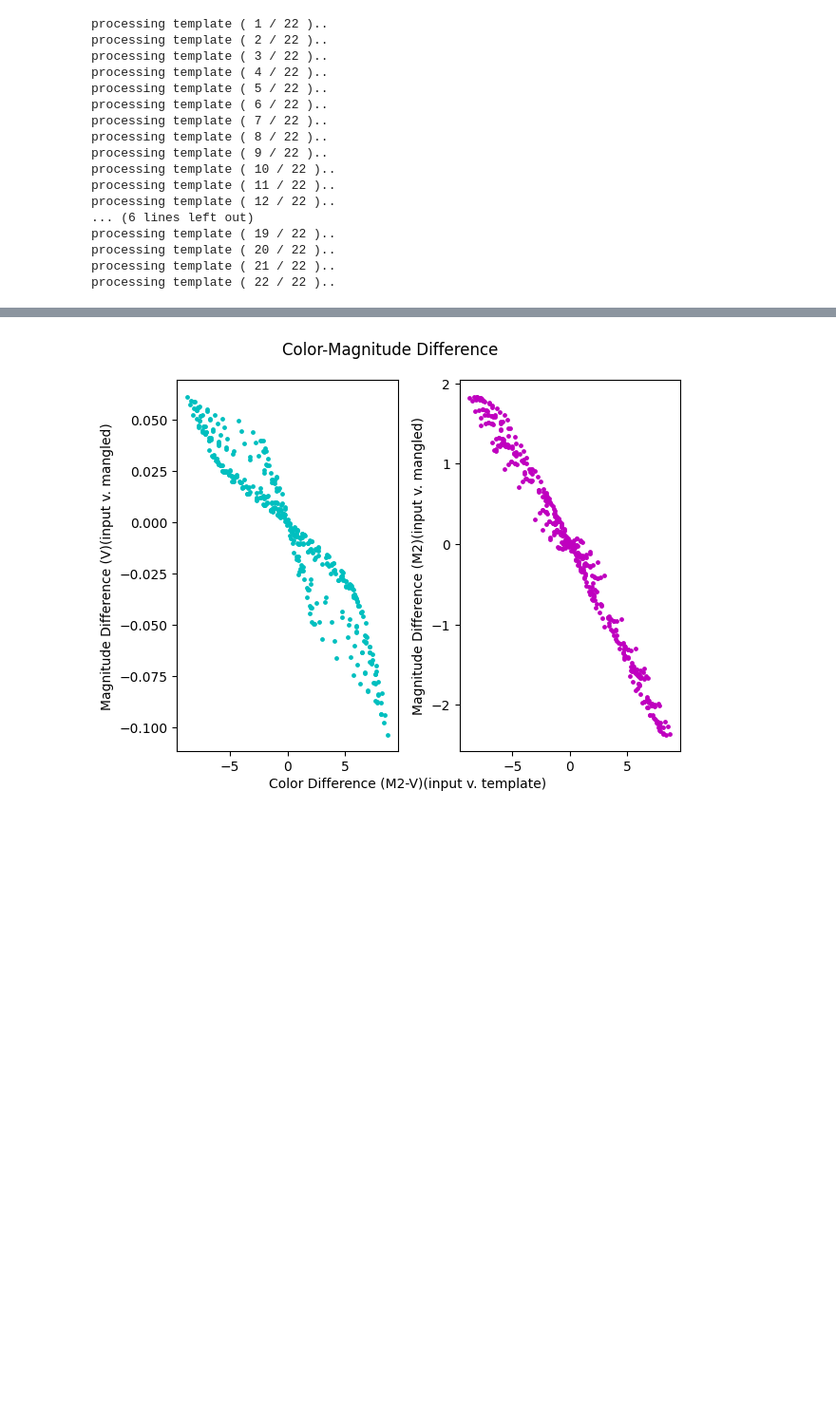
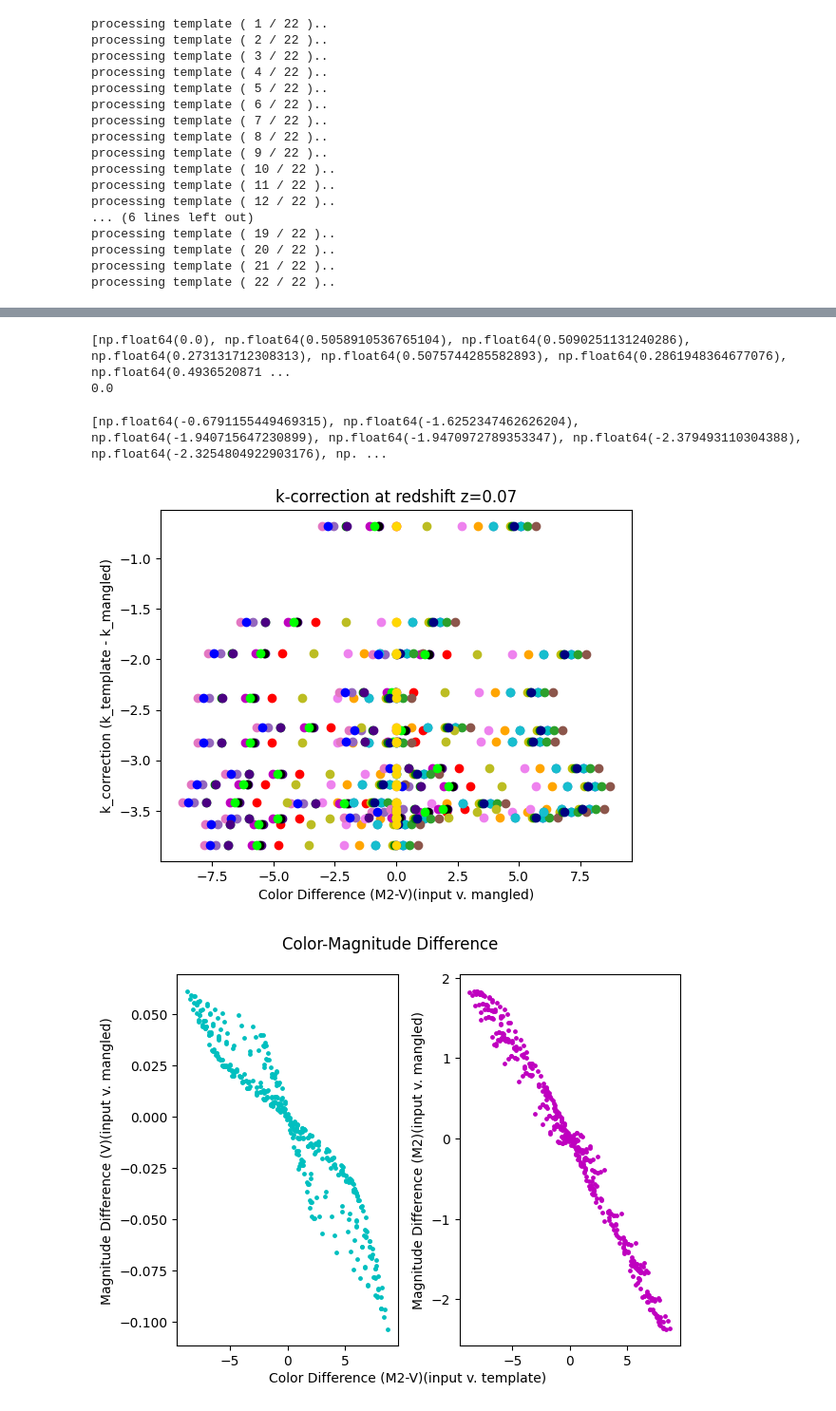
Before and after one commit to pbrown801/aggienova-templates, a Jupyter notebook: python/template_color_compare.ipynb, the cells around one changed output, grey strips where cells are left out. Shown at 95% size. Drawn from its saved outputs; the diff is of its cells as text; code cells hidden in the pictures; blank space fills up the shorter version.

Commit message:
added k-correct file, added some new utility functions

```diff
--- a/python/template_color_compare.ipynb
+++ b/python/template_color_compare.ipynb
@@ -232,0 +309,8 @@ for i in range(color_diff.shape[1]):
+# %%
+k_template = []
+for i in range(0,len(shifted_mags)):
+    k_template.append((input_mags[i][0]-shifted_mags[i][0]))
+print(k_template)
+#print(input_mags.shape)
+print(input_mags[5] - shifted_mags[5])
+print(input_mags[5])
@@ -232,0 +387,25 @@ for i in range(color_diff.shape[1]):
+# %%
+#unlike templates, the k-correction isn't the same across the 6 color filters
+#for now, grabbing only the UVM2 mag, index 1
+k_mangled = []
+for i in range(0,len(mangled_mags)-1):
+    for j in range(0,len(mangled_mags)-1):
+        #print(i, j, type(mangled_mags[i][j]), type(mangled_mags_shifted[i][j]))
+        temp = (mangled_mags[i][j][1]-mangled_mags_shifted[i][j][1])
+        if(isinstance(temp,np.ndarray)):
+            temp = temp[0]
+        k_mangled.append(temp)
+print(k_mangled)
+#print(mangled_mags_shifted[22][0])
+#print(mangled_mags[0][0][1])
+# %% [output]
+[np.float64(0.0), np.float64(0.5058910536765104), np.float64(0.5090251131240286), np.float64(0.273131712308313), np.float64(0.5075744285582893), np.float64(0.2861948364677076), np.float64(0.4936520871 ...
+0.0
+# %%
+#plotting k-corrections
+k_correction = []
+for i in range(len(k_template)):
+    k_correction.append(k_template[i] - k_mangled[i])
+print(k_correction)
+# %% [output]
+[np.float64(-0.6791155449469315), np.float64(-1.6252347462626204), np.float64(-1.940715647230899), np.float64(-1.9470972789353347), np.float64(-2.379493110304388), np.float64(-2.3254804922903176), np. ...
@@ -233 +422,18 @@ for i in range(color_diff.shape[1]):
+# %%
+color = ['r','orange','y','g','b','indigo', 'violet', 'c','m','k','tab:blue','tab:green','tab:purple', 'tab:brown','tab:pink','tab:olive','tab:cyan','g','b','indigo', 'lime','navy', 'gold']
+for i in range(len(mangled_mags)):
+    for j in range(len(mangled_mags)-1):
+        plt.scatter(color_diff[i,j], k_correction[j], c=color[i])
+
+plt.xlabel("Color Difference (M2-V)(input v. mangled)")
+plt.ylabel("k_correction (k_template - k_mangled)")
+plt.title("k-correction at redshift z=0.07")
+
+plt.show()
+
+'''
+    Check functions used, k_template shouldn't be constant across all 6 filters, effective areas of filters?
+'''
+# %% [output]
+[figure, added]
 # %%
```
Also changed, not shown: parts of 17 cells of this notebook, 1 other file.
